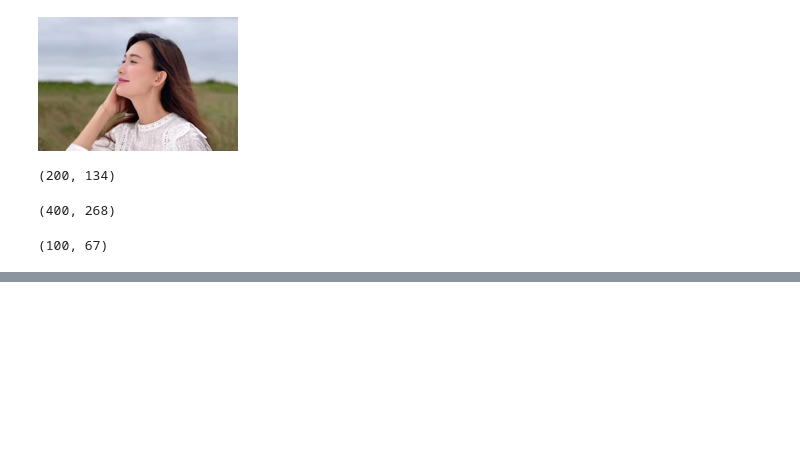
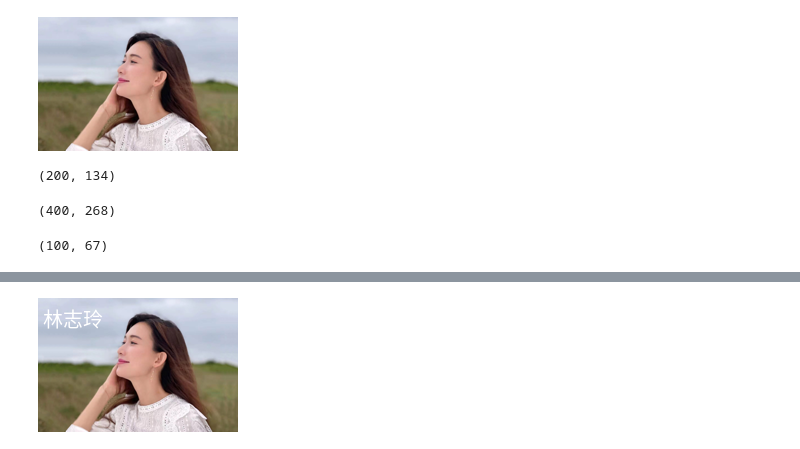
Before and after one commit to Kuo2022/20220702-python, a Jupyter notebook: 20220716.ipynb, the cells around one changed output, grey strips where cells are left out. Saved outputs shown, nothing was run; the diff lists cells and outputs as text; code cells hidden in the pictures; blank space fills up the shorter version.

```diff
--- a/20220716.ipynb
+++ b/20220716.ipynb
@@ -522,0 +604,4 @@ im6
+# %%
+im10
+# %% [output]
+[figure, added]
```
Also changed, not shown: parts of 26 cells of this notebook.
